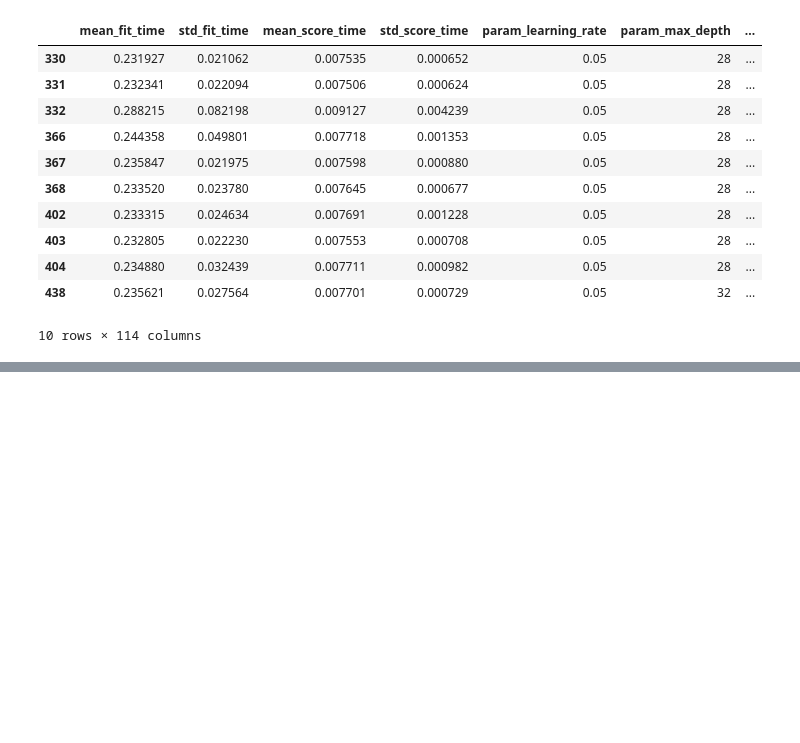
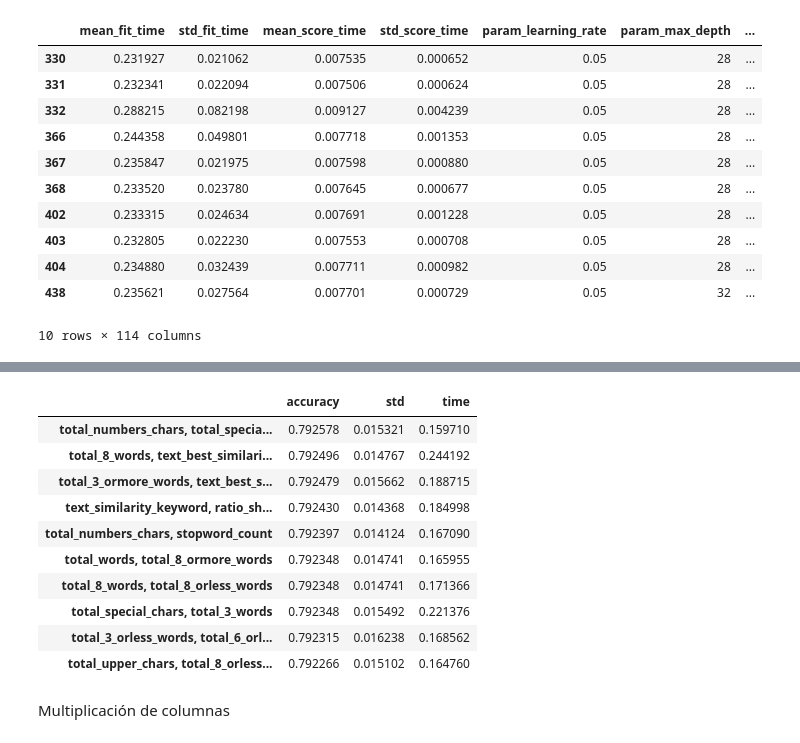
Before and after one commit to danielacarrero/orga-datos, a Jupyter notebook: TP2/LightGBM_jesus.ipynb, the cells around one changed output, grey strips where cells are left out. Cells and saved outputs as stored; diff of their text form; code cells hidden in the pictures; blank space fills up the shorter version.

```diff
--- a/TP2/LightGBM_jesus.ipynb
+++ b/TP2/LightGBM_jesus.ipynb
@@ -1137,0 +1162,39 @@ memory usage: 1.5 MB
+# %%
+no_column = get_dic_acc()
+index_no_column = []
+
+for x in pair_number_columns:
+    start = time.time()
+    light_model = LGBMClassifier(random_state=1)
+    cv = RepeatedStratifiedKFold(n_splits=10,random_state=1)
+
+    x_train_minus = x_2_train.copy()
+    x_train_minus['minus_column_1'] = x_train_minus[x[0]] - x_train_minus[x[1]]
+    x_train_minus['minus_column_2'] = x_train_minus[x[1]] - x_train_minus[x[0]]
+
+    n_scores = cross_val_score(light_model, x_train_minus, y_2_train, scoring='accuracy', cv=cv, n_jobs=-1, error_score='raise')
+    end = time.time()
+
+    index_no_column.append(", ".join(x))
+    no_column['accuracy'].append(np.mean(n_scores))
+    no_column['std'].append(np.std(n_scores))
+    no_column['time'].append((end - start)/60)
+
+
+results_minus = pd.DataFrame(no_column, index=index_no_column)
+# %%
+results_minus.nlargest(10,'accuracy')
+# %% [output]
+|  | accuracy | std | time |
+| total_numbers_chars, total_specia... | 0.792578 | 0.015321 | 0.159710 |
+| total_8_words, text_best_similari... | 0.792496 | 0.014767 | 0.244192 |
+| total_3_ormore_words, text_best_s... | 0.792479 | 0.015662 | 0.188715 |
+| text_similarity_keyword, ratio_sh... | 0.792430 | 0.014368 | 0.184998 |
+| total_numbers_chars, stopword_count | 0.792397 | 0.014124 | 0.167090 |
+| total_words, total_8_ormore_words | 0.792348 | 0.014741 | 0.165955 |
+| total_8_words, total_8_orless_words | 0.792348 | 0.014741 | 0.171366 |
+| total_special_chars, total_3_words | 0.792348 | 0.015492 | 0.221376 |
+| total_3_orless_words, total_6_orl... | 0.792315 | 0.016238 | 0.168562 |
+| total_upper_chars, total_8_orless... | 0.792266 | 0.015102 | 0.164760 |
+# %% [markdown]
+Multiplicación de columnas
```
Also changed, not shown: parts of 20 cells of this notebook, 15 other files.
